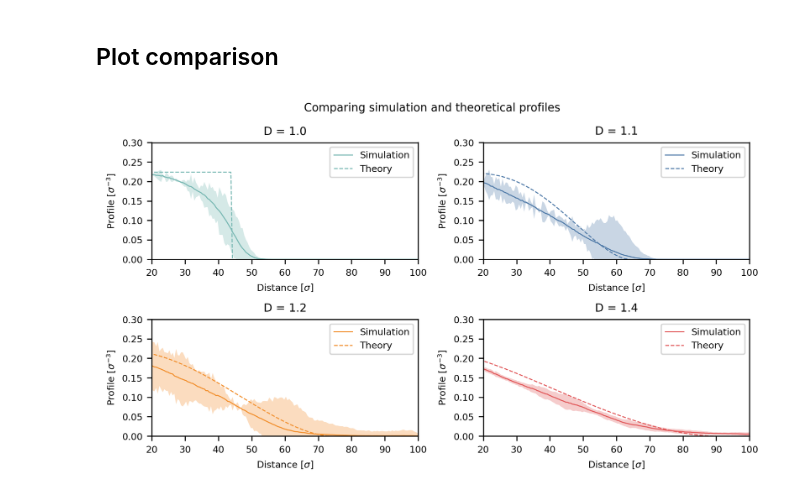
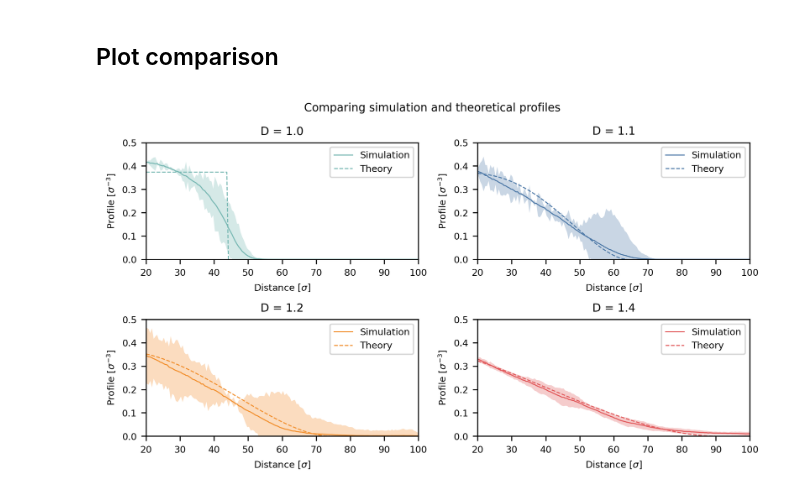
Before and after one commit to leon-a-smook/picbad, a Jupyter notebook: notebooks/density-profiles.ipynb, the cells around one changed output. Cells and saved outputs as stored; diff of their text form; code cells hidden in the pictures.

Commit message:
Implemented profile scaling; onset force comparison; zoom at tail

```diff
--- a/notebooks/density-profiles.ipynb
+++ b/notebooks/density-profiles.ipynb
@@ -17,6 +17,7 @@ from config import FIGURE_SIZE_LARGE, FIGURE_DPI, nature_colors
 # %%
 # Load the profiles
 osmotic_prefactor = 1.0
+volume_scaling = 1.667
 brush_10 = b.Brush("simulation",
                    {"filename": "../data/Density_Profile_D100.csv"},
                    osmotic_prefactor=osmotic_prefactor)
@@ -32,56 +33,60 @@ brush_14 = b.Brush("simulation",
 brush_10_th = b.Brush("model",
                       {"type" : "gaussian",
                        "Mn" : 100,
-                       "sigma" : 0.1})
+                       "sigma" : 0.1},
+                       volume_scaling=volume_scaling)
 brush_11_th = b.Brush("model",
                       {"type": "schulz-zimm",
                        "Mn" : 100,
-                       "D" : 1.1})
+                       "D" : 1.1},
+                       volume_scaling=volume_scaling)
 brush_12_th = b.Brush("model",
                       {"type": "schulz-zimm",
                        "Mn" : 100,
-                       "D" : 1.2})
+                       "D" : 1.2},
+                       volume_scaling=volume_scaling)
 brush_14_th = b.Brush("model",
                       {"type": "schulz-zimm",
                        "Mn" : 100,
-                       "D" : 1.4})
+                       "D" : 1.4},
+                       volume_scaling=volume_scaling)
 # %% [markdown]
 ## Plot comparison
 # %%
 fig, ax = plt.subplots(figsize=FIGURE_SIZE_LARGE, dpi=FIGURE_DPI,ncols=2,nrows=2)
 
-ax[0][0].plot(brush_10.z, brush_10.phi, "-", label='Simulation', color=nature_colors[3])
+ax[0][0].plot(brush_10.z, brush_10.phi_N, "-", label='Simulation', color=nature_colors[3])
 ax[0][0].fill_between(brush_10.z, brush_10.ci_lower, brush_10.ci_upper, alpha=0.3, color=nature_colors[3], edgecolor=None)
-ax[0][0].plot(brush_10_th.z,brush_10_th.phi,'--', label='Theory', color=nature_colors[3])
+ax[0][0].plot(brush_10_th.z,brush_10_th.phi_N,'--', label='Theory', color=nature_colors[3])
 ax[0][0].set_title("D = 1.0")
 
-ax[0][1].plot(brush_11.z, brush_11.phi, "-", label='Simulation', color=nature_colors[0])
+ax[0][1].plot(brush_11.z, brush_11.phi_N, "-", label='Simulation', color=nature_colors[0])
 ax[0][1].fill_between(brush_11.z, brush_11.ci_lower, brush_11.ci_upper, alpha=0.3, color=nature_colors[0], edgecolor=None)
-ax[0][1].plot(brush_11_th.z,brush_11_th.phi,'--', label='Theory', color=nature_colors[0])
+ax[0][1].plot(brush_11_th.z,brush_11_th.phi_N,'--', label='Theory', color=nature_colors[0])
 ax[0][1].set_title("D = 1.1")
 
 
-ax[1][0].plot(brush_12.z, brush_12.phi, "-", label='Simulation', color=nature_colors[1])
+ax[1][0].plot(brush_12.z, brush_12.phi_N, "-", label='Simulation', color=nature_colors[1])
 ax[1][0].fill_between(brush_12.z, brush_12.ci_lower, brush_12.ci_upper, alpha=0.3, color=nature_colors[1], edgecolor=None)
-ax[1][0].plot(brush_12_th.z,brush_12_th.phi,'--', label='Theory', color=nature_colors[1])
+ax[1][0].plot(brush_12_th.z,brush_12_th.phi_N,'--', label='Theory', color=nature_colors[1])
 ax[1][0].set_title("D = 1.2")
 
 
-ax[1][1].plot(brush_14.z, brush_14.phi, "-", label='Simulation', color=nature_colors[2])
+ax[1][1].plot(brush_14.z, brush_14.phi_N, "-", label='Simulation', color=nature_colors[2])
 ax[1][1].fill_between(brush_14.z, brush_14.ci_lower, brush_14.ci_upper, alpha=0.3, color=nature_colors[2], edgecolor=None)
-ax[1][1].plot(brush_14_th.z,brush_14_th.phi,'--', label='Theory', color=nature_colors[2])
+ax[1][1].plot(brush_14_th.z,brush_14_th.phi_N,'--', label='Theory', color=nature_colors[2])
 ax[1][1].set_title("D = 1.4")
 
 
 for i, ax in enumerate(fig.axes):
     ax.set_ylabel(str(i))
     ax.set_xlim([20,100])
     ax.set_xlabel("Distance [$\sigma$]")
-    ax.set_ylim([0,0.3])
+    ax.set_ylim([0,0.5])
     ax.set_ylabel("Profile [$\sigma^{-3}$]")
     ax.legend()
 
 fig.suptitle("Comparing simulation and theoretical profiles")
 fig.tight_layout()
 # %% [output]
-[figure, old version]
+[figure, new version]
```
Also changed, not shown: 4 other files.
